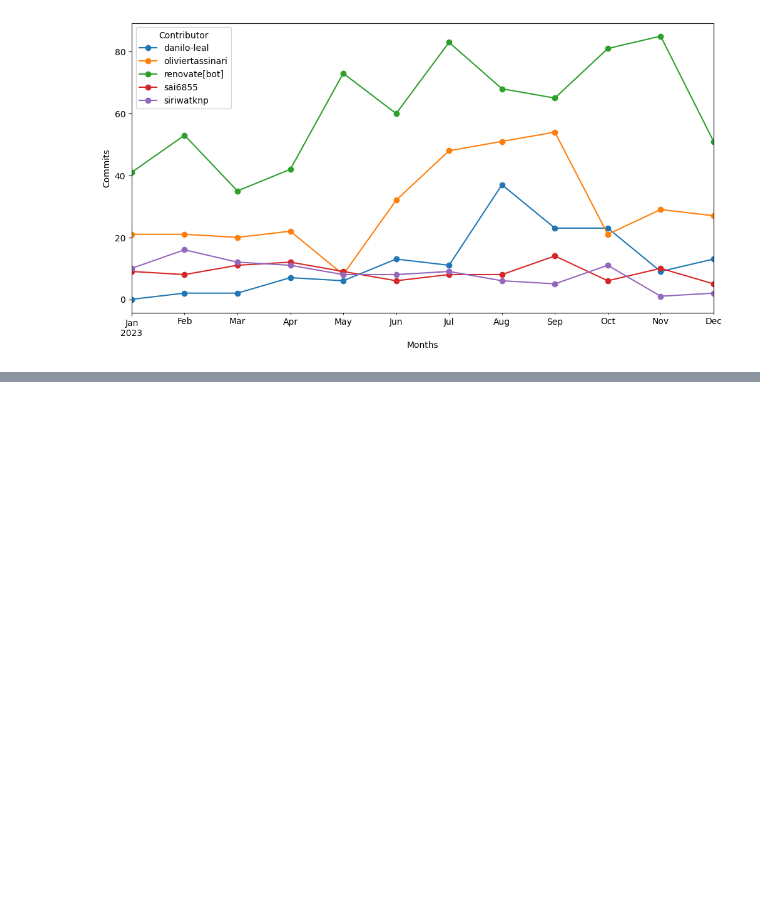
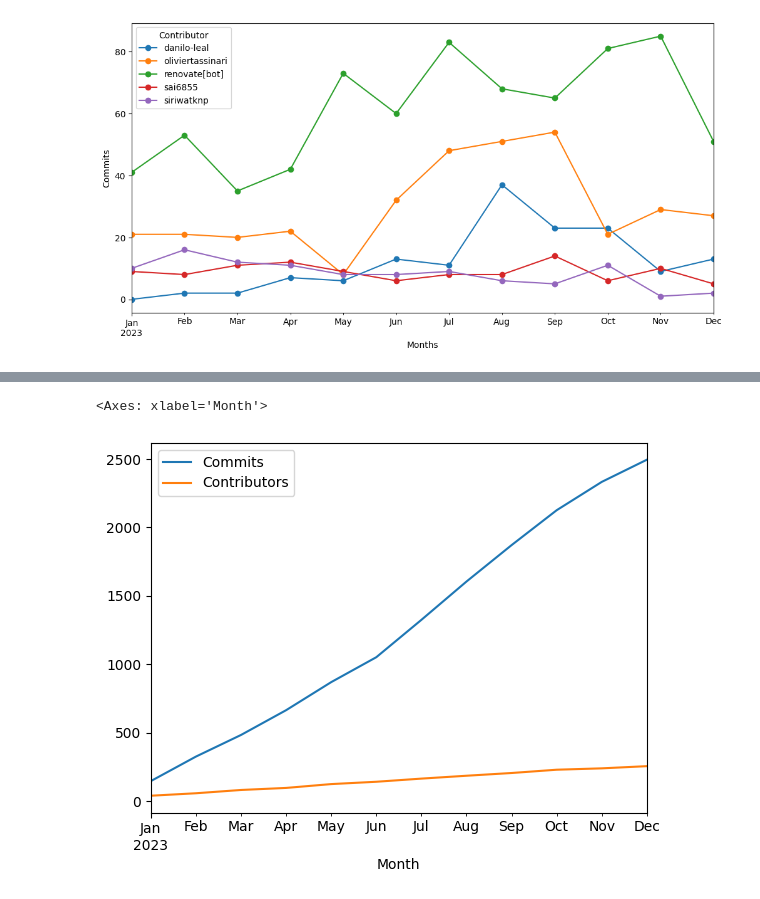
Before and after one commit to Khanhtoichoi/Data-Analysis, a Jupyter notebook: data_analysis.ipynb, the cells around one changed output, grey strips where cells are left out. Drawn from its saved outputs; the diff is of its cells as text; code cells hidden in the pictures; blank space fills up the shorter version.

```diff
--- a/data_analysis.ipynb
+++ b/data_analysis.ipynb
@@ -132,3 +138,14 @@ contributor_commits.plot(kind='line', marker='o',ylabel = 'Commits',figsize=(12,
 # %% [output]
 <Axes: xlabel='Months', ylabel='Commits'>
 [figure]
+# %%
+grow_df = monthly_counts.to_frame().cumsum()
+used = set()
+contributor = []
+for month in df['Month'].unique():
+    contributors = df[df['Month'] == month]['Contributor']
+    for contributorr in contributors:
+        used.add(contributorr)
+    contributor.append(len(used))
+grow_df['Contributors'] = contributor
+grow_df
@@ -134,0 +167,5 @@ contributor_commits.plot(kind='line', marker='o',ylabel = 'Commits',figsize=(12,
+# %%
+grow_df.plot()
+# %% [output]
+<Axes: xlabel='Month'>
+[figure, added]
```
Also changed, not shown: parts of 4 cells of this notebook.
